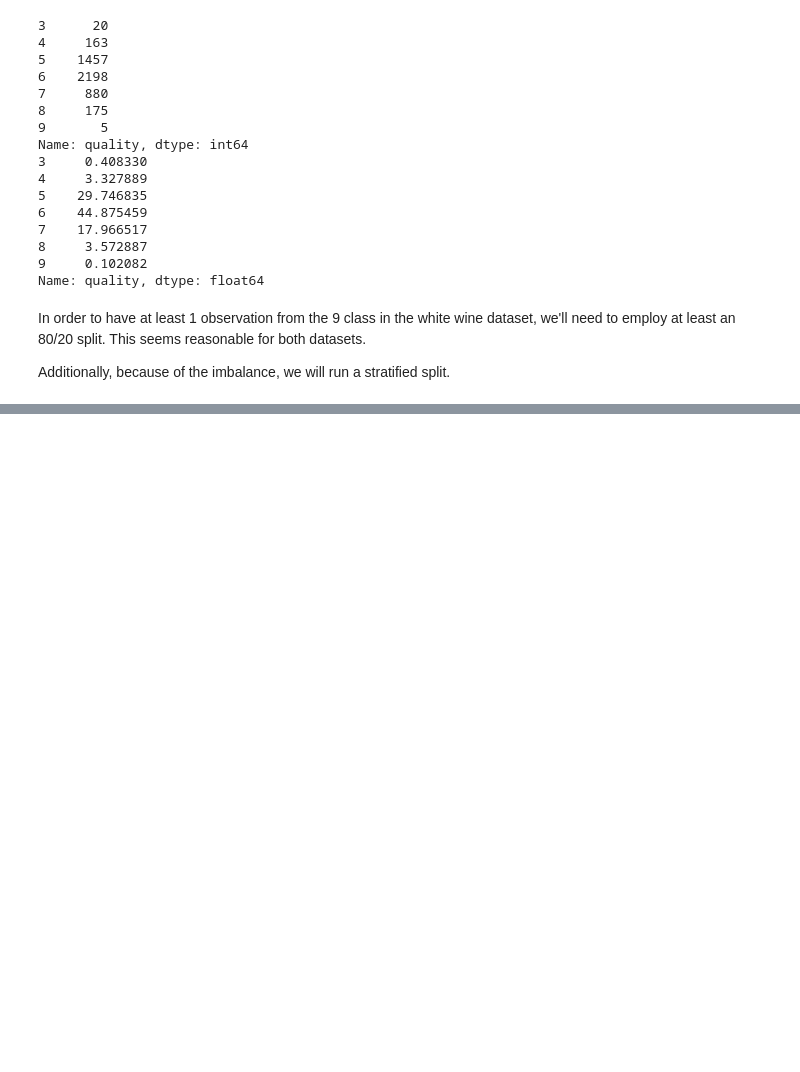
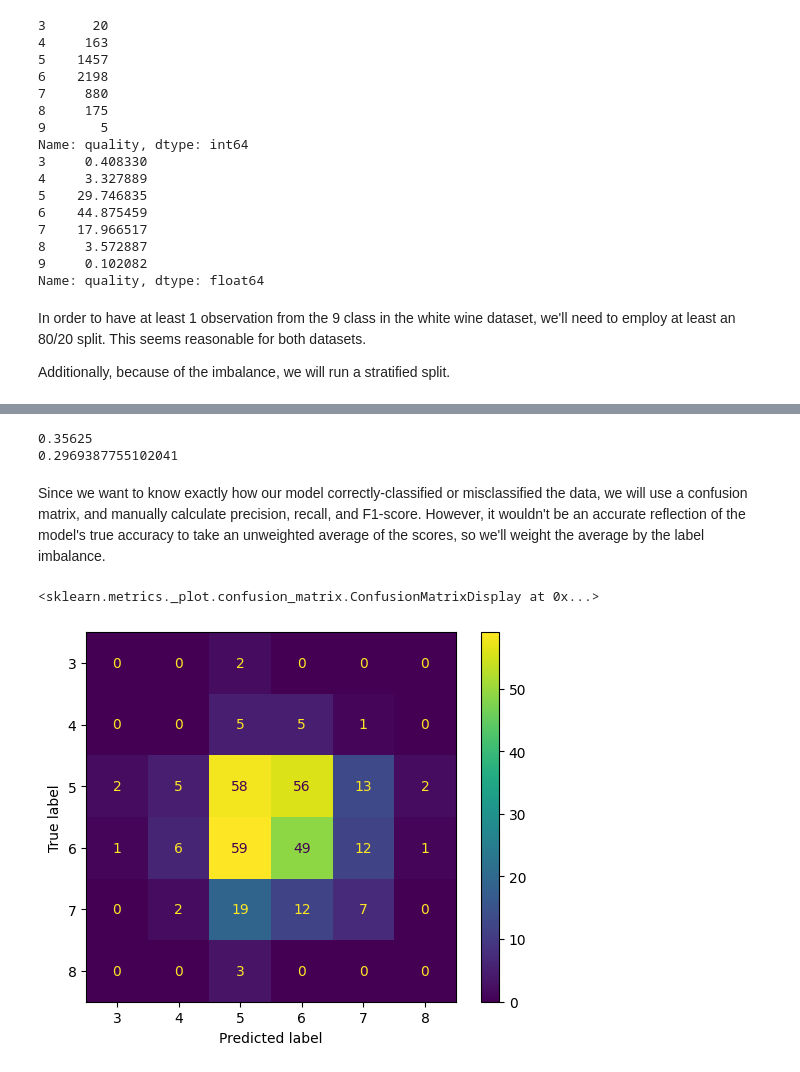
Before and after one commit to zdravoj/data-science-foundations, a Jupyter notebook: UCI_wine_quality.ipynb, the cells around one changed output, grey strips where cells are left out. Drawn from its saved outputs; the diff is of its cells as text; code cells hidden in the pictures; blank space fills up the shorter version.

Commit message:
completed WQ baseline metrics

```diff
--- a/UCI_wine_quality.ipynb
+++ b/UCI_wine_quality.ipynb
@@ -1055,0 +1061,24 @@ It's not clear what kind of model we should use for this problem, but let's take
+# %%
+# red wine dummy classifier
+red_dummy = DummyClassifier(strategy='stratified', random_state=42)
+red_dummy.fit(red_X_train, red_y_train)
+red_dummy_pred = red_dummy.predict(red_X_test)
+
+# white wine dummy classifier
+white_dummy = DummyClassifier(strategy='stratified', random_state=42)
+white_dummy.fit(white_X_train, white_y_train)
+white_dummy_pred = white_dummy.predict(white_X_test)
+# %%
+# simple accuracy score
+print(red_dummy.score(red_X_test, red_y_test))
+print(white_dummy.score(white_X_test, white_y_test))
+# %% [output]
+0.35625
+0.2969387755102041
+# %% [markdown]
+Since we want to know exactly how our model correctly-classified or misclassified the data, we will use a confusion matrix, and manually calculate precision, recall, and F1-score. However, it wouldn't be an accurate reflection of the model's true accuracy to take an unweighted average of the scores, so we'll weight the average by the label imbalance.
+# %%
+ConfusionMatrixDisplay.from_predictions(red_y_test, red_dummy_pred)
+# %% [output]
+<sklearn.metrics._plot.confusion_matrix.ConfusionMatrixDisplay at 0x...>
+[figure, added]
```
Also changed, not shown: parts of 7 cells of this notebook, 1 other file.
